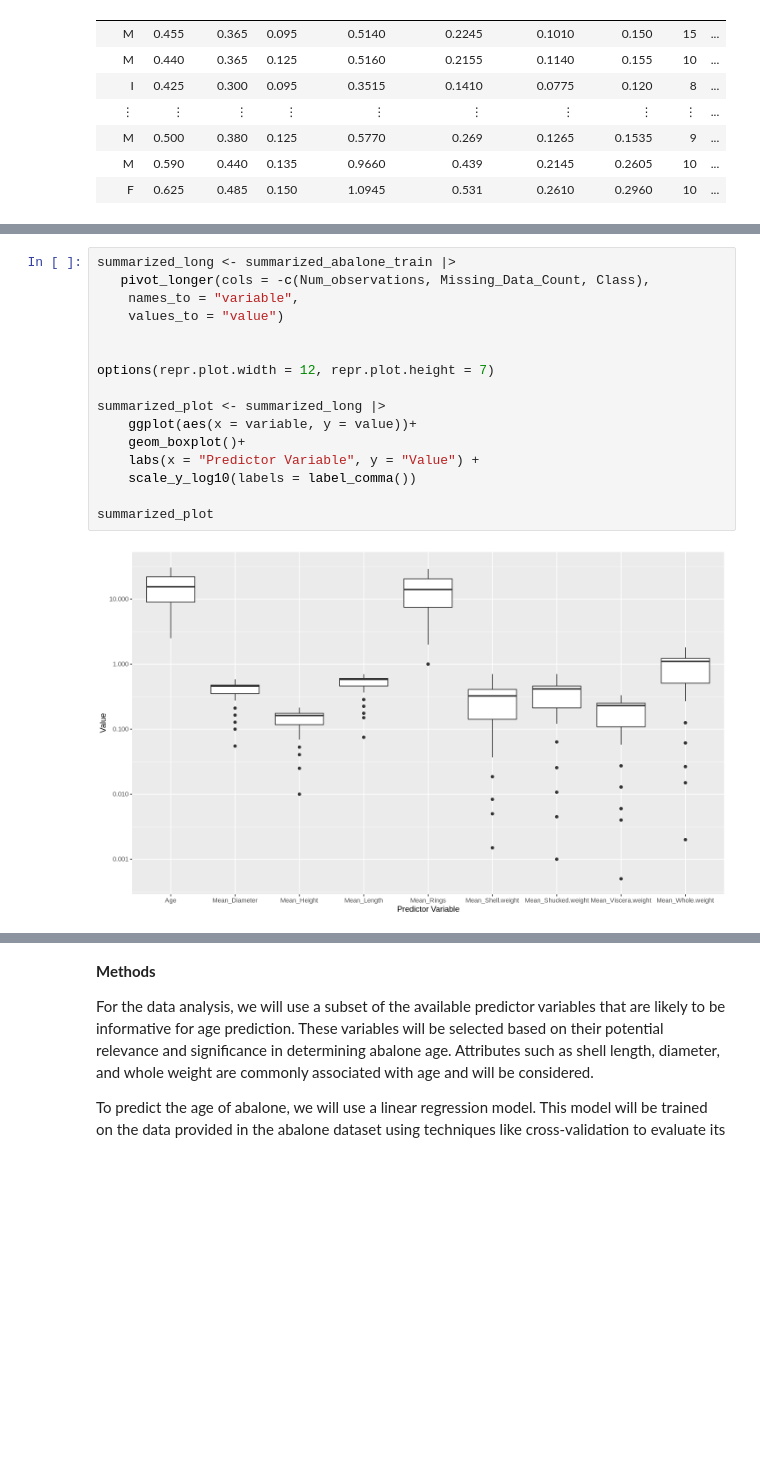
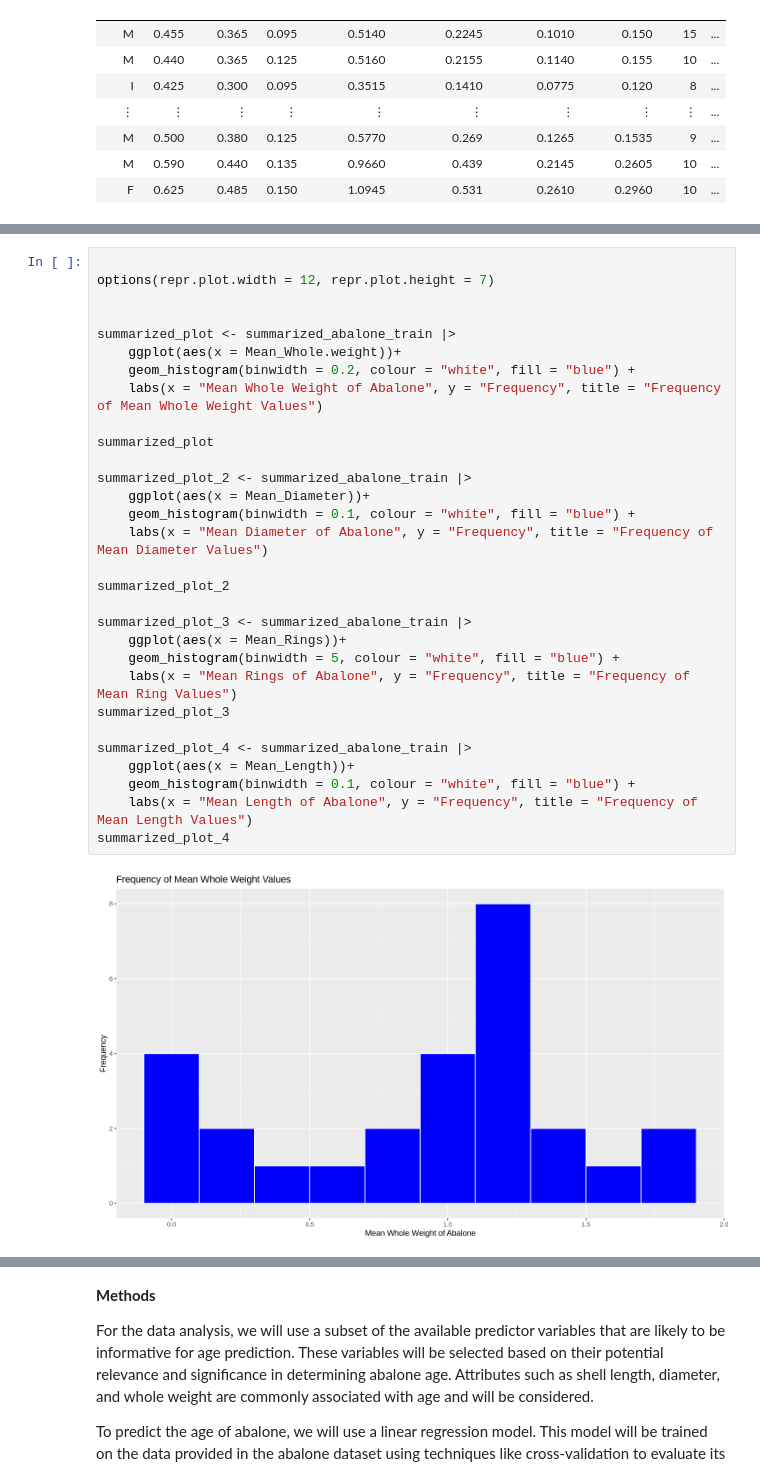
Before and after one commit to joycecoww/dsci100-proj-group62, a Jupyter notebook: Main Proposal.ipynb, the cells around one changed output, grey strips where cells are left out. Drawn from its saved outputs; the diff is of its cells as text; blank space fills up the shorter version.

Commit message:
added histograms

```diff
--- a/Main Proposal.ipynb
+++ b/Main Proposal.ipynb
@@ -131,20 +131,34 @@ A tibble: 27 × 12
 | 28.5 | 2 | 0.6075 | 0.500 | 0.2025 | 1.6980 | 0.5390 | ... |
 | 30.5 | 1 | 0.7000 | 0.585 | 0.1850 | 1.8075 | 0.7055 | ... |
 # %%
-summarized_long <- summarized_abalone_train |>
-   pivot_longer(cols = -c(Num_observations, Missing_Data_Count, Class),
-    names_to = "variable",
-    values_to = "value")
-
 
 options(repr.plot.width = 12, repr.plot.height = 7)
 
-summarized_plot <- summarized_long |>
-    ggplot(aes(x = variable, y = value))+
-    geom_boxplot()+
-    labs(x = "Predictor Variable", y = "Value") +
-    scale_y_log10(labels = label_comma())
+
+summarized_plot <- summarized_abalone_train |>
+    ggplot(aes(x = Mean_Whole.weight))+
+    geom_histogram(binwidth = 0.2, colour = "white", fill = "blue") +
+    labs(x = "Mean Whole Weight of Abalone", y = "Frequency", title = "Frequency of Mean Whole Weight Values")
 
 summarized_plot
+
+summarized_plot_2 <- summarized_abalone_train |>
+    ggplot(aes(x = Mean_Diameter))+
+    geom_histogram(binwidth = 0.1, colour = "white", fill = "blue") +
+    labs(x = "Mean Diameter of Abalone", y = "Frequency", title = "Frequency of Mean Diameter Values")
+
+summarized_plot_2
+
+summarized_plot_3 <- summarized_abalone_train |>
+    ggplot(aes(x = Mean_Rings))+
+    geom_histogram(binwidth = 5, colour = "white", fill = "blue") +
+    labs(x = "Mean Rings of Abalone", y = "Frequency", title = "Frequency of Mean Ring Values")
+summarized_plot_3
+
+summarized_plot_4 <- summarized_abalone_train |>
+    ggplot(aes(x = Mean_Length))+
+    geom_histogram(binwidth = 0.1, colour = "white", fill = "blue") +
+    labs(x = "Mean Length of Abalone", y = "Frequency", title = "Frequency of Mean Length Values")
+summarized_plot_4
 # %% [output]
-[figure, old version]
+[figure, new version]
```
Also changed, not shown: parts of 2 cells of this notebook.
